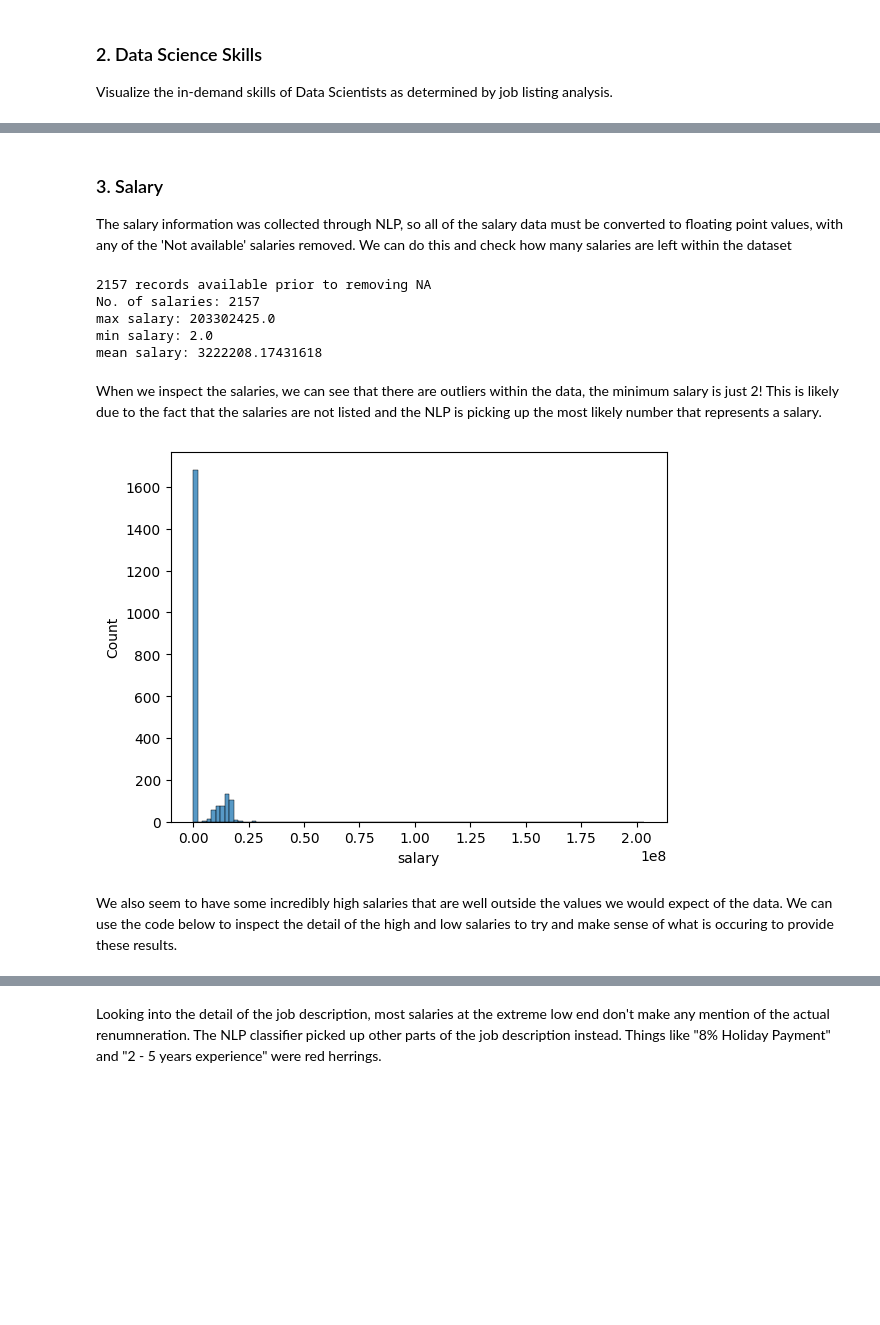
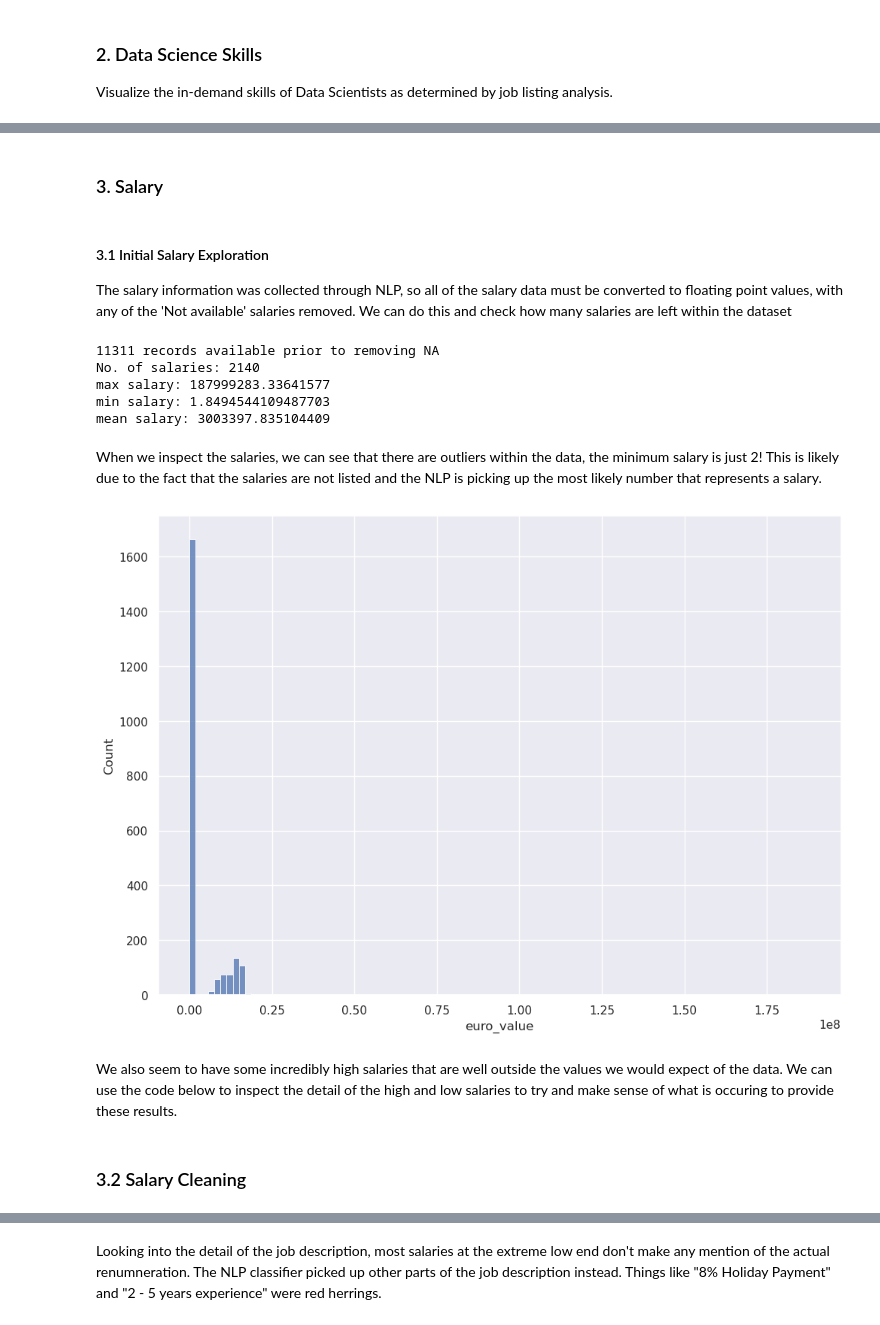
Before and after one commit to trav-d13/Data-Science-Job-Market-Analysis, a Jupyter notebook: eda.ipynb, the cells around one changed output, grey strips where cells are left out. Drawn from its saved outputs; the diff is of its cells as text; code cells hidden in the pictures; blank space fills up the shorter version.

Commit message:
Regression moved into eda, Using singlular currency (euro_value). Not available countries removed from geographic visuals

```diff
--- a/eda.ipynb
+++ b/eda.ipynb
@@ -114,5 +141,6 @@ plt.show()
 Visualize the quantity of job listing per country.
 Seperate the listings that provide salary information from those not providing salary information.
 # %%
-df['salary_extracted'] = df.salary != 'Not available'  # Boolean column indicating a salary was extracted from the listing
+df_geo = df[df.country != 'Not available'].copy()
+df_geo['salary_extracted'] = df_geo.euro_value != 'Not available'  # Boolean column indicating a salary was extracted from the listing
 # %%
@@ -165,27 +193,30 @@ plt.show()
 # %% [markdown]
 ### 3. Salary
-
-The salary information was collected through NLP, so all of the salary data must be converted to floating point values, with any of the 'Not available' salaries removed.  We can do this and check how many salaries are left within the dataset
+# %% [markdown]
+#### 3.1 Initial Salary Exploration
+The salary information was collected through NLP, so all of the salary data must be converted to floating point values, with any of the 'Not available' salaries removed.  We can do this and check how many salaries are left within the dataset
 # %%
-print(f"{df.salary.count()} records available prior to removing NA")
-df = df[df.salary != 'Not available']
-df.salary = df.salary.astype(float)
-print(f"No. of salaries: {df.salary.count()}")
-print(f"max salary: {df.salary.max()}")
-print(f"min salary: {df.salary.min()}")
-print(f"mean salary: {df.salary.mean()}")
+print(f"{df.euro_value.count()} records available prior to removing NA")
+df = df[df.euro_value != 'Not available']
+df.euro_value = df.euro_value.astype(float)
+print(f"No. of salaries: {df.euro_value.count()}")
+print(f"max salary: {df.euro_value.max()}")
+print(f"min salary: {df.euro_value.min()}")
+print(f"mean salary: {df.euro_value.mean()}")
 # %% [output]
-2157 records available prior to removing NA
-No. of salaries: 2157
-max salary: 203302425.0
-min salary: 2.0
-mean salary: 3222208.17431618
+11311 records available prior to removing NA
+No. of salaries: 2140
+max salary: 187999283.33641577
+min salary: 1.8494544109487703
+mean salary: 3003397.835104409
 # %% [markdown]
 When we inspect the salaries, we can see that there are outliers within the data, the minimum salary is just 2!  This is likely due to the fact that the salaries are not listed and the NLP is picking up the most likely number that represents a salary.
 # %%
-ax = sns.histplot(df.salary, bins=100)
+ax = sns.histplot(df.euro_value, bins=100)
 # %% [output]
-[figure, old version]
+[figure, new version]
 # %% [markdown]
 We also seem to have some incredibly high salaries that are well outside the values we would expect of the data.  We can use the code below to inspect the detail of the high and low salaries to try and make sense of what is occuring to provide these results.
+# %% [markdown]
+### 3.2 Salary Cleaning
 # %%
```
Also changed, not shown: parts of 22 cells of this notebook, 4 other files.
